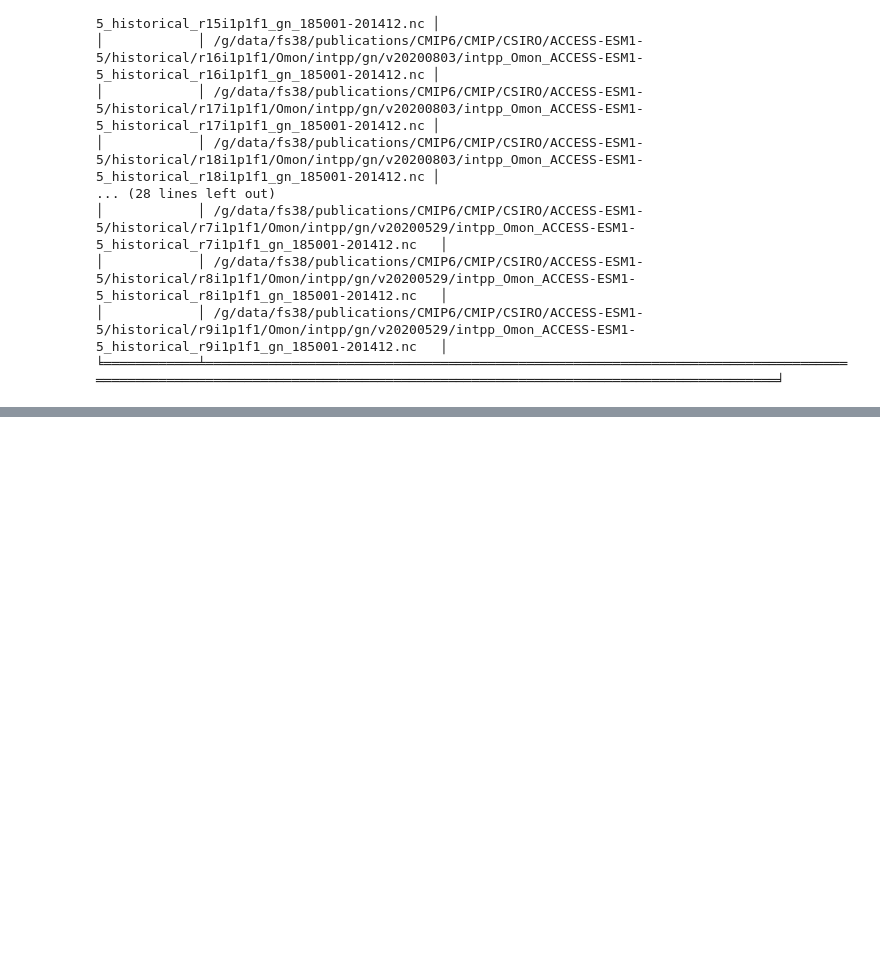
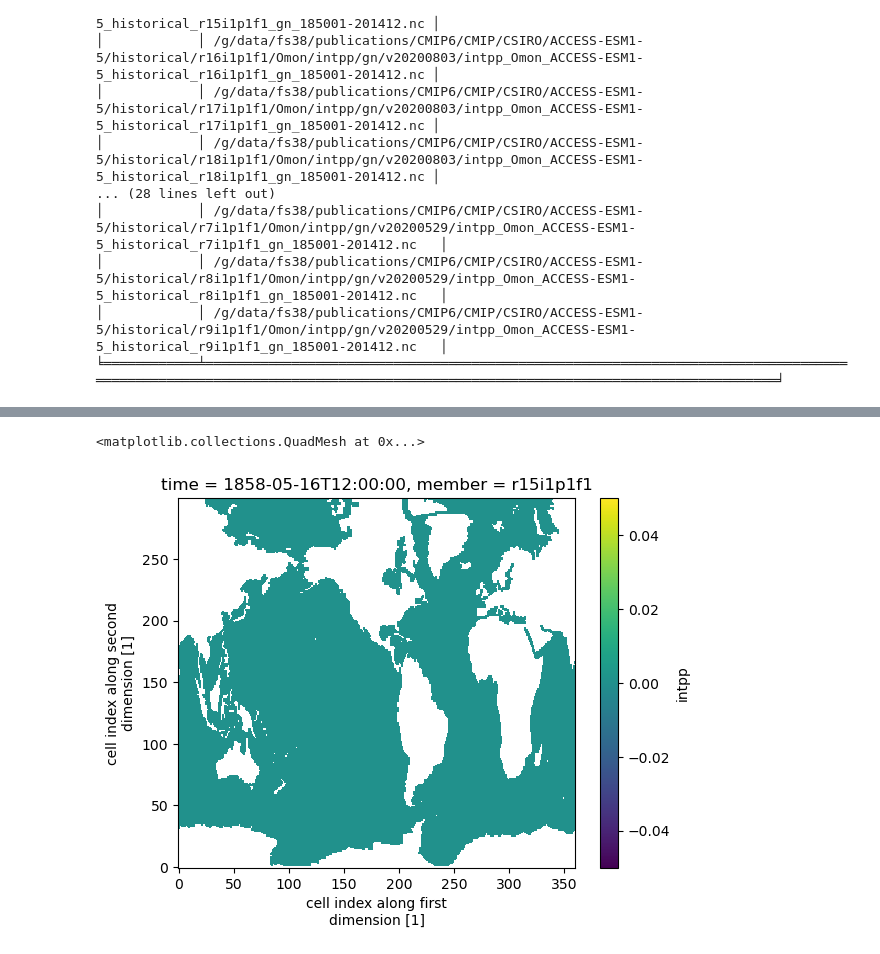
Before and after one commit to Thomas-Moore-Creative/ACDtools, a Jupyter notebook: notebooks/acdtools-dev-sandbox.ipynb, the cells around one changed output, grey strips where cells are left out. Drawn from its saved outputs; the diff is of its cells as text; code cells hidden in the pictures; blank space fills up the shorter version.

```diff
--- a/notebooks/acdtools-dev-sandbox.ipynb
+++ b/notebooks/acdtools-dev-sandbox.ipynb
@@ -170,0 +273,11 @@ esm_datastore_unique(search,keep_list=['path'])
+# %%
+%%time
+# Get the dictionary of datasets and the corresponding keys (member names)
+dataset_dict = search.to_dataset_dict(progressbar=False)
+member_names = [key.split('.')[5] for key in dataset_dict.keys()]  # Extract 'r9i1p1f1' as the member name from each key
+
+# Concatenate the datasets along the 'member' dimension and retain the member names
+ds2 = xr.concat(
+    dataset_dict.values(),
+    dim=xr.DataArray(member_names, dims="member", name="member")
+)
@@ -170,0 +360,9 @@ esm_datastore_unique(search,keep_list=['path'])
+# %%
+# Extract the numeric part from each member name and sort based on it
+sorted_member_indices = np.argsort([int(member[1:].split('i')[0]) for member in ds2['member'].values])
+
+# Reorder the dataset based on the sorted member indices
+ds_sorted = ds2.isel(member=sorted_member_indices)
+
+# Print to check the sorted members
+print(ds_sorted['member'].values)
@@ -171,3 +450,8 @@ esm_datastore_unique(search,keep_list=['path'])
+# %%
+(ds2.isel(member = 0).isel(time=100) - (ds_sorted.sel(member = 'r15i1p1f1').isel(time=100))).intpp.plot()
+# %% [output]
+<matplotlib.collections.QuadMesh at 0x...>
+[figure, added]
 # %%
 cmip6_datastore_filtered = cmip6_datastore.search(
     source_id="ACCESS-ESM1-5",
```
Also changed, not shown: parts of 7 cells of this notebook, 1 other file.
